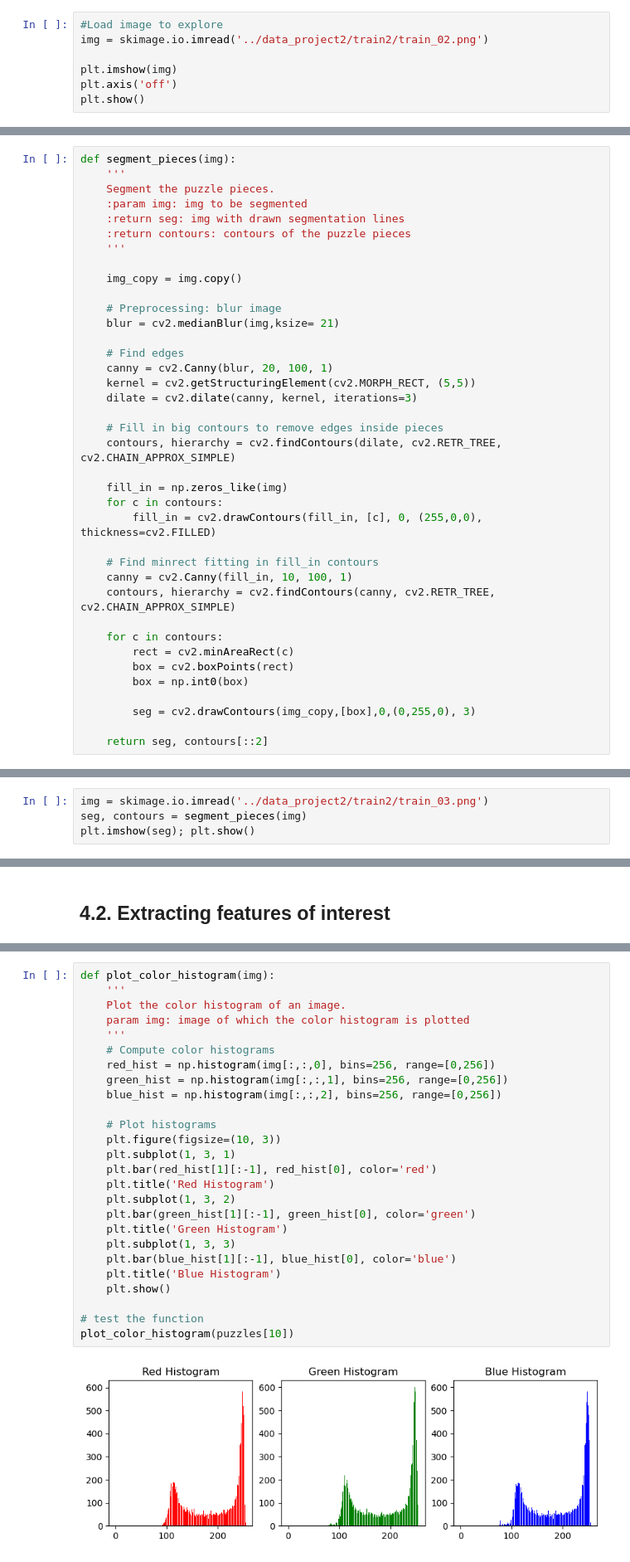
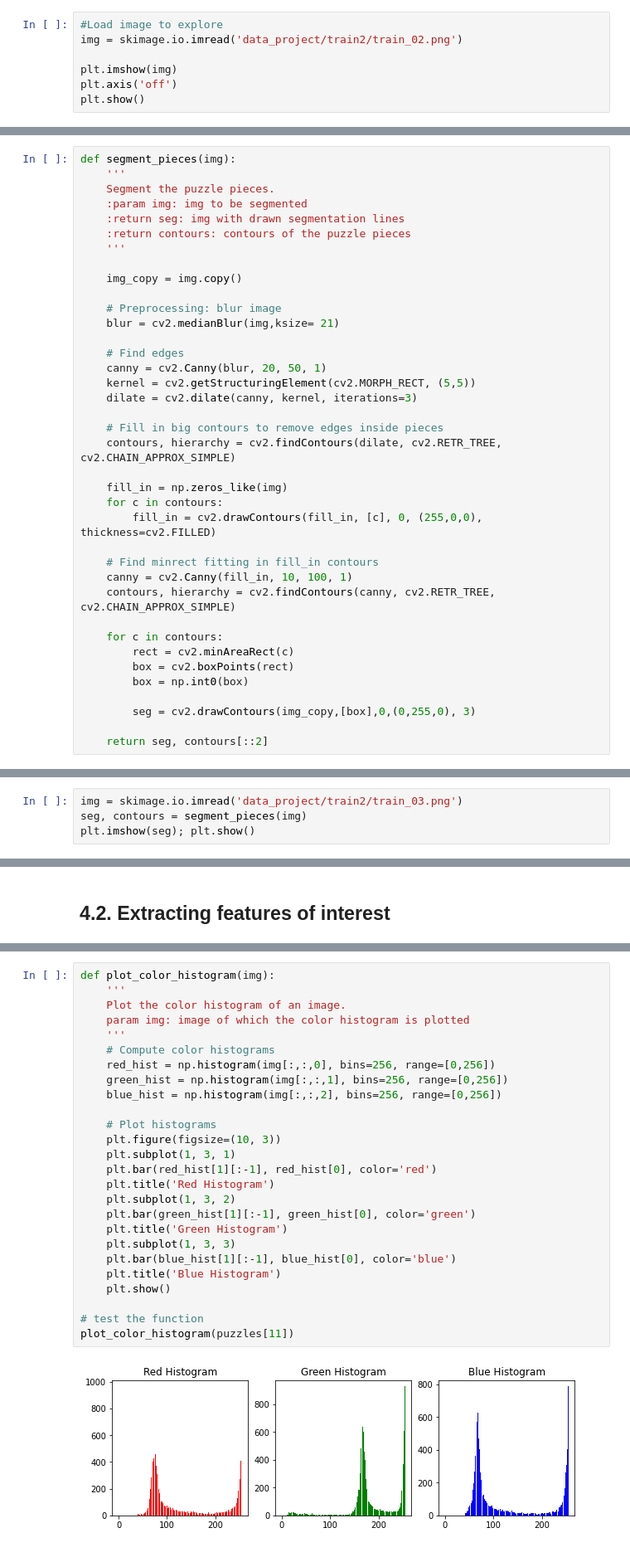
Before and after one commit to alexiaDorm/iapr-lab, a Jupyter notebook: project.ipynb, the cells around one changed output, grey strips where cells are left out. Shown: that part at 83% size. Cells and saved outputs as stored; diff of their text form.

```diff
--- a/project.ipynb
+++ b/project.ipynb
@@ -265,6 +256,6 @@ import math
 # %%
 #Load image to explore
-img = skimage.io.imread('../data_project2/train2/train_02.png')
+img = skimage.io.imread('data_project/train2/train_02.png')
 
 plt.imshow(img)
 plt.axis('off')
@@ -286,7 +277,7 @@ def segment_pieces(img):
     blur = cv2.medianBlur(img,ksize= 21)
 
     # Find edges
-    canny = cv2.Canny(blur, 20, 100, 1)
+    canny = cv2.Canny(blur, 20, 50, 1)
     kernel = cv2.getStructuringElement(cv2.MORPH_RECT, (5,5))
     dilate = cv2.dilate(canny, kernel, iterations=3)
 
@@ -343,7 +334,7 @@ def extract_pieces(img, contours):
 
     return pieces
 # %%
-img = skimage.io.imread('../data_project2/train2/train_03.png')
+img = skimage.io.imread('data_project/train2/train_03.png')
 seg, contours = segment_pieces(img)
 plt.imshow(seg); plt.show()
 # %% [output]
@@ -404,31 +395,31 @@ Three different color features are computed from the color histogram of each puz
 # %%
 def plot_color_histogram(img):
     '''
     Plot the color histogram of an image.
     param img: image of which the color histogram is plotted
     '''
     # Compute color histograms
     red_hist = np.histogram(img[:,:,0], bins=256, range=[0,256])
     green_hist = np.histogram(img[:,:,1], bins=256, range=[0,256])
     blue_hist = np.histogram(img[:,:,2], bins=256, range=[0,256])
 
     # Plot histograms
     plt.figure(figsize=(10, 3))
     plt.subplot(1, 3, 1)
     plt.bar(red_hist[1][:-1], red_hist[0], color='red')
     plt.title('Red Histogram')
     plt.subplot(1, 3, 2)
     plt.bar(green_hist[1][:-1], green_hist[0], color='green')
     plt.title('Green Histogram')
     plt.subplot(1, 3, 3)
     plt.bar(blue_hist[1][:-1], blue_hist[0], color='blue')
     plt.title('Blue Histogram')
     plt.show()
 
 # test the function
-plot_color_histogram(puzzles[10])
+plot_color_histogram(puzzles[11])
 # %% [output]
-[figure, old version]
+[figure, new version]
 # %%
 def color_histogram(img, bins=(8,8,8)):
     '''
```
Also changed, not shown: parts of 83 cells of this notebook.
